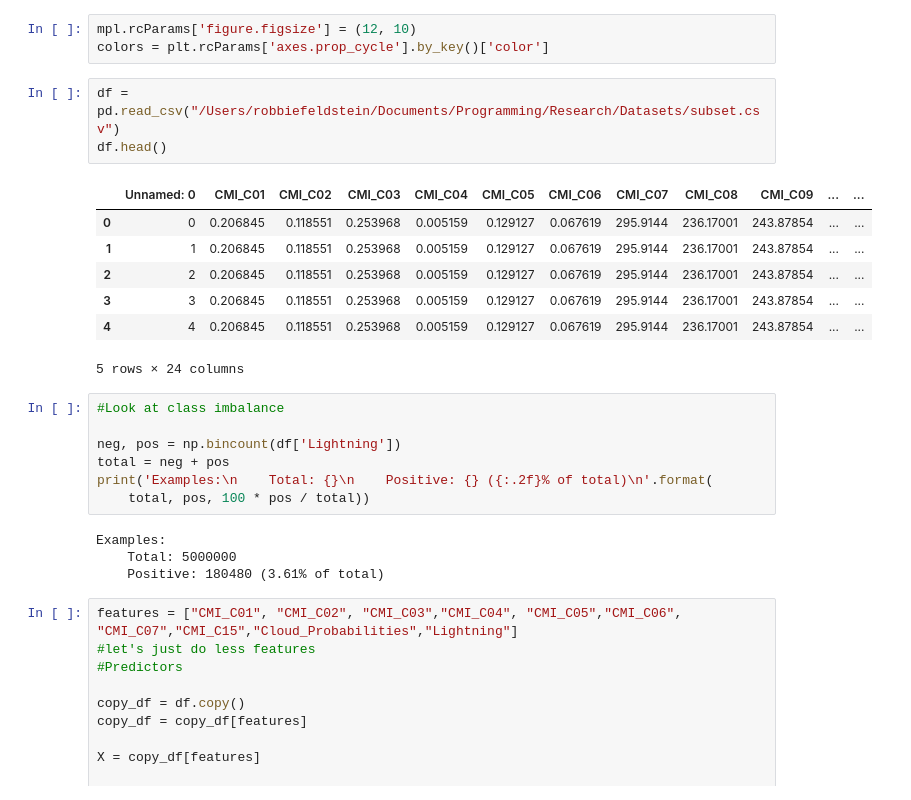
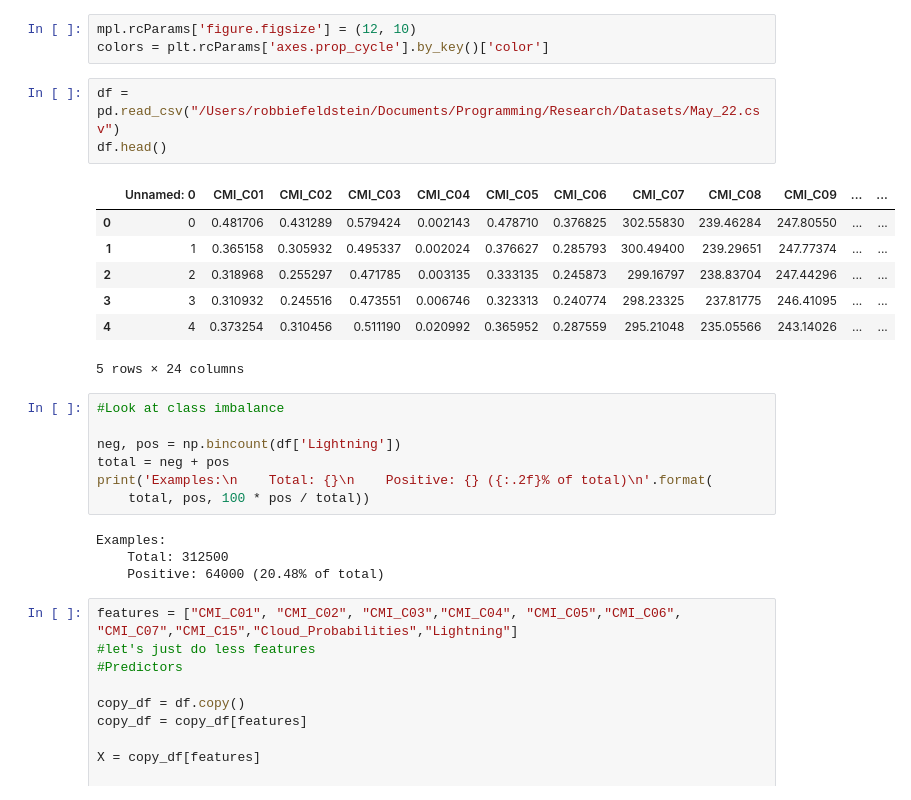
Before and after one commit to robertfeldstein/GitResearch, a Jupyter notebook: KerasTensorFlow.ipynb, the cells around one changed output. Cells and saved outputs as stored; diff of their text form.

```diff
--- a/KerasTensorFlow.ipynb
+++ b/KerasTensorFlow.ipynb
@@ -24,15 +24,15 @@ import seaborn as sns
 mpl.rcParams['figure.figsize'] = (12, 10)
 colors = plt.rcParams['axes.prop_cycle'].by_key()['color']
 # %%
-df = pd.read_csv("/Users/robbiefeldstein/Documents/Programming/Research/Datasets/subset.csv")
+df = pd.read_csv("/Users/robbiefeldstein/Documents/Programming/Research/Datasets/May_22.csv")
 df.head()
 # %% [output]
 |  | Unnamed: 0 | CMI_C01 | CMI_C02 | CMI_C03 | CMI_C04 | CMI_C05 | CMI_C06 | CMI_C07 | CMI_C08 | CMI_C09 | ... | ... |
-| 0 | 0 | 0.206845 | 0.118551 | 0.253968 | 0.005159 | 0.129127 | 0.067619 | 295.9144 | 236.17001 | 243.87854 | ... | ... |
-| 1 | 1 | 0.206845 | 0.118551 | 0.253968 | 0.005159 | 0.129127 | 0.067619 | 295.9144 | 236.17001 | 243.87854 | ... | ... |
-| 2 | 2 | 0.206845 | 0.118551 | 0.253968 | 0.005159 | 0.129127 | 0.067619 | 295.9144 | 236.17001 | 243.87854 | ... | ... |
-| 3 | 3 | 0.206845 | 0.118551 | 0.253968 | 0.005159 | 0.129127 | 0.067619 | 295.9144 | 236.17001 | 243.87854 | ... | ... |
-| 4 | 4 | 0.206845 | 0.118551 | 0.253968 | 0.005159 | 0.129127 | 0.067619 | 295.9144 | 236.17001 | 243.87854 | ... | ... |
+| 0 | 0 | 0.481706 | 0.431289 | 0.579424 | 0.002143 | 0.478710 | 0.376825 | 302.55830 | 239.46284 | 247.80550 | ... | ... |
+| 1 | 1 | 0.365158 | 0.305932 | 0.495337 | 0.002024 | 0.376627 | 0.285793 | 300.49400 | 239.29651 | 247.77374 | ... | ... |
+| 2 | 2 | 0.318968 | 0.255297 | 0.471785 | 0.003135 | 0.333135 | 0.245873 | 299.16797 | 238.83704 | 247.44296 | ... | ... |
+| 3 | 3 | 0.310932 | 0.245516 | 0.473551 | 0.006746 | 0.323313 | 0.240774 | 298.23325 | 237.81775 | 246.41095 | ... | ... |
+| 4 | 4 | 0.373254 | 0.310456 | 0.511190 | 0.020992 | 0.365952 | 0.287559 | 295.21048 | 235.05566 | 243.14026 | ... | ... |
 5 rows × 24 columns
 # %%
 #Look at class imbalance
@@ -43,8 +43,8 @@ print('Examples:\n    Total: {}\n    Positive: {} ({:.2f}% of total)\n'.format(
     total, pos, 100 * pos / total))
 # %% [output]
 Examples:
-    Total: 5000000
-    Positive: 180480 (3.61% of total)
+    Total: 312500
+    Positive: 64000 (20.48% of total)
 # %%
 features = ["CMI_C01", "CMI_C02", "CMI_C03","CMI_C04", "CMI_C05","CMI_C06", "CMI_C07","CMI_C15","Cloud_Probabilities","Lightning"]
 #let's just do less features
```
Also changed, not shown: parts of 10 cells of this notebook, 1 other file.
